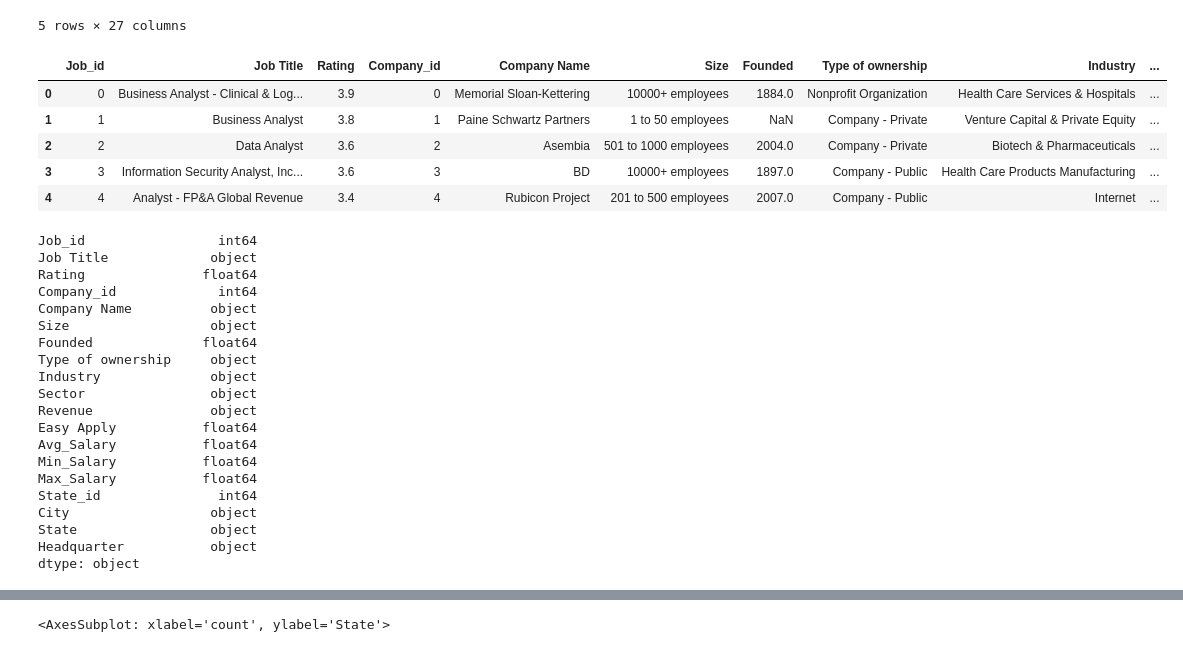
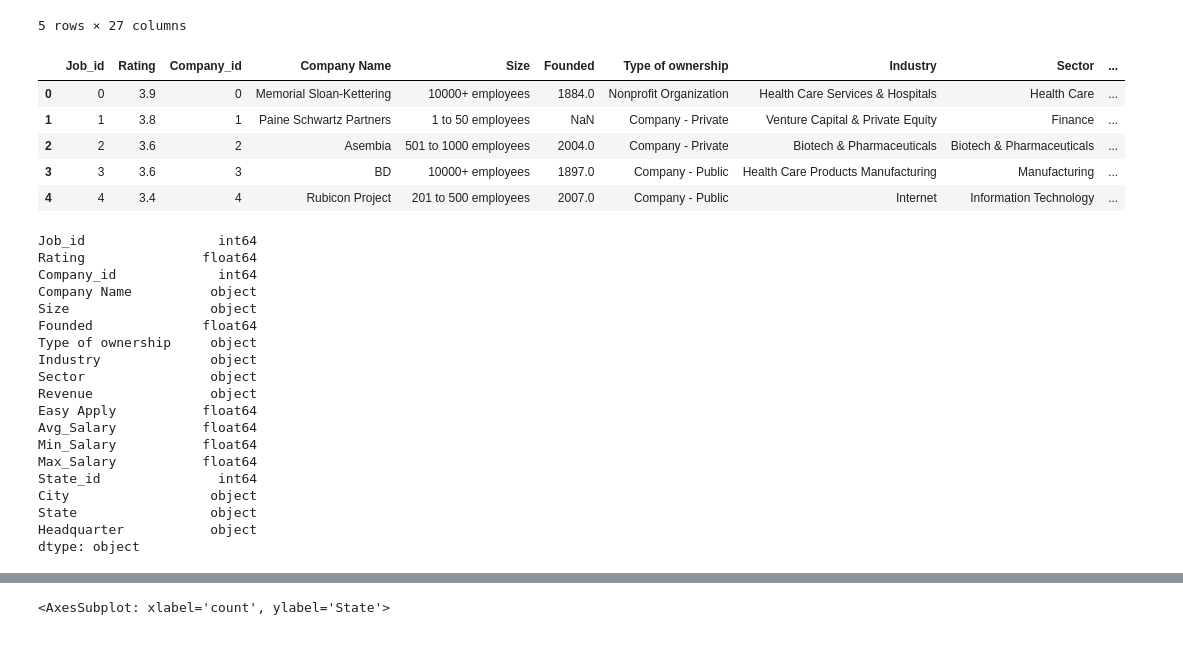
Before and after one commit to tsbarry/The_Job_Market, a Jupyter notebook: transform_data.ipynb, the cells around one changed output, grey strips where cells are left out. Saved outputs shown, nothing was run; the diff lists cells and outputs as text; code cells hidden in the pictures.

Commit message:
updated schemas and transform_data

```diff
--- a/transform_data.ipynb
+++ b/transform_data.ipynb
@@ -212,21 +212,20 @@ Biz_df.head()
 | 4 | 4 | 4 | 4 | Analyst - FP&A Global Revenue | $56K-$102K (Glassdoor est.) | Magnite is the world's largest in... | 3.4 | 4 | ... |
 5 rows × 27 columns
 # %%
-Biz_df_clean = Biz_df.drop(labels=["Unnamed: 0", "index", "Salary Estimate", "Job Description", "Location", "Headquarters", "Competitors", "HeadquarterCity"], axis=1)
-Biz_df_clean.columns = ['Job_id',"Job Title", "Rating", 'Company_id', "Company Name", "Size", "Founded", "Type of ownership", "Industry", 'Sector', "Revenue", "Easy Apply", "Avg_Salary","Min_Salary", "Max_Salary", 'State_id', "City","State", "Headquarter"]
+Biz_df_clean = Biz_df.drop(labels=["Unnamed: 0", "index", "Job Title","Salary Estimate", "Job Description", "Location", "Headquarters", "Competitors", "HeadquarterCity"], axis=1)
+Biz_df_clean.columns = ['Job_id', "Rating", 'Company_id', "Company Name", "Size", "Founded", "Type of ownership", "Industry", 'Sector', "Revenue", "Easy Apply", "Avg_Salary","Min_Salary", "Max_Salary", 'State_id', "City","State", "Headquarter"]
 Biz_df_clean.head()
 # %% [output]
-|  | Job_id | Job Title | Rating | Company_id | Company Name | Size | Founded | Type of ownership | Industry | ... |
-| 0 | 0 | Business Analyst - Clinical & Log... | 3.9 | 0 | Memorial Sloan-Kettering | 10000+ employees | 1884.0 | Nonprofit Organization | Health Care Services & Hospitals | ... |
-| 1 | 1 | Business Analyst | 3.8 | 1 | Paine Schwartz Partners | 1 to 50 employees | NaN | Company - Private | Venture Capital & Private Equity | ... |
-| 2 | 2 | Data Analyst | 3.6 | 2 | Asembia | 501 to 1000 employees | 2004.0 | Company - Private | Biotech & Pharmaceuticals | ... |
-| 3 | 3 | Information Security Analyst, Inc... | 3.6 | 3 | BD | 10000+ employees | 1897.0 | Company - Public | Health Care Products Manufacturing | ... |
-| 4 | 4 | Analyst - FP&A Global Revenue | 3.4 | 4 | Rubicon Project | 201 to 500 employees | 2007.0 | Company - Public | Internet | ... |
+|  | Job_id | Rating | Company_id | Company Name | Size | Founded | Type of ownership | Industry | Sector | ... |
+| 0 | 0 | 3.9 | 0 | Memorial Sloan-Kettering | 10000+ employees | 1884.0 | Nonprofit Organization | Health Care Services & Hospitals | Health Care | ... |
+| 1 | 1 | 3.8 | 1 | Paine Schwartz Partners | 1 to 50 employees | NaN | Company - Private | Venture Capital & Private Equity | Finance | ... |
+| 2 | 2 | 3.6 | 2 | Asembia | 501 to 1000 employees | 2004.0 | Company - Private | Biotech & Pharmaceuticals | Biotech & Pharmaceuticals | ... |
+| 3 | 3 | 3.6 | 3 | BD | 10000+ employees | 1897.0 | Company - Public | Health Care Products Manufacturing | Manufacturing | ... |
+| 4 | 4 | 3.4 | 4 | Rubicon Project | 201 to 500 employees | 2007.0 | Company - Public | Internet | Information Technology | ... |
 # %%
 Biz_df_clean.dtypes
 # %% [output]
 Job_id                 int64
-Job Title             object
 Rating               float64
 Company_id             int64
 Company Name          object
```
Also changed, not shown: parts of 2 cells of this notebook, 4 other files.
